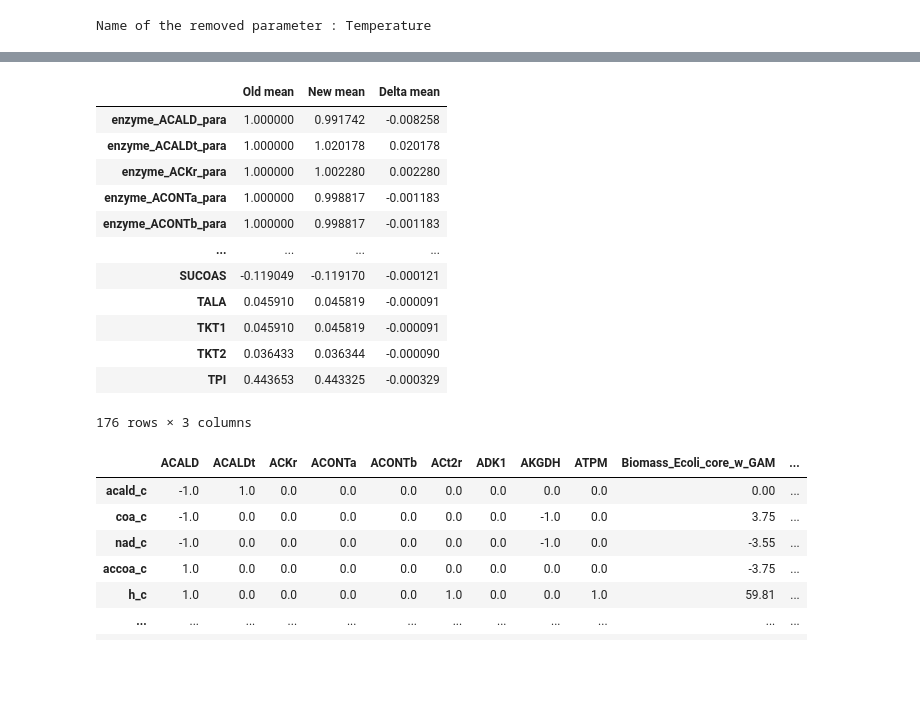
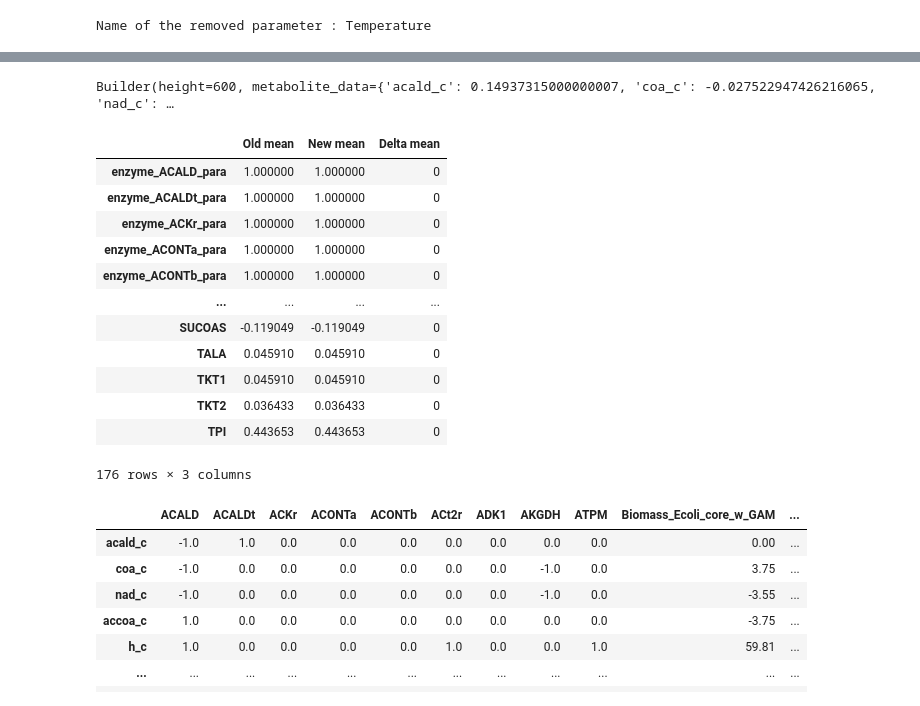
Before and after one commit to tuturax/BadAss, a Jupyter notebook: Notebooks/E_Coli_Core.ipynb, the cells around one changed output, grey strips where cells are left out. Drawn from its saved outputs; the diff is of its cells as text; code cells hidden in the pictures; blank space fills up the shorter version.

```diff
--- a/Notebooks/E_Coli_Core.ipynb
+++ b/Notebooks/E_Coli_Core.ipynb
@@ -38,18 +60,22 @@ ValueError: The size of 'elements_to_fixe'=0 and 'new_mean_fixed'=1 must be the
+# %%
+momo.escher_mean_deviation(fixed_element="acald_c", fixed_value=1.1)
+# %% [output]
+Builder(height=600, metabolite_data={'acald_c': 0.14937315000000007, 'coa_c': -0.027522947426216065, 'nad_c': …
 # %%
-momo.group_entropy_fixed_vector(elements_to_fixe=["acald_c"], elements_to_study=[], new_mean_fixed=[1.], return_all=True)[1]
+momo.group_entropy_fixed_vector(elements_to_fixe=["TALA"], elements_to_study=[], new_mean_fixed=[], return_all=True)[1]
 # %% [output]
 |  | Old mean | New mean | Delta mean |
-| enzyme_ACALD_para | 1.000000 | 0.991742 | -0.008258 |
-| enzyme_ACALDt_para | 1.000000 | 1.020178 | 0.020178 |
-| enzyme_ACKr_para | 1.000000 | 1.002280 | 0.002280 |
-| enzyme_ACONTa_para | 1.000000 | 0.998817 | -0.001183 |
-| enzyme_ACONTb_para | 1.000000 | 0.998817 | -0.001183 |
+| enzyme_ACALD_para | 1.000000 | 1.000000 | 0 |
+| enzyme_ACALDt_para | 1.000000 | 1.000000 | 0 |
+| enzyme_ACKr_para | 1.000000 | 1.000000 | 0 |
+| enzyme_ACONTa_para | 1.000000 | 1.000000 | 0 |
+| enzyme_ACONTb_para | 1.000000 | 1.000000 | 0 |
 | ... | ... | ... | ... |
-| SUCOAS | -0.119049 | -0.119170 | -0.000121 |
-| TALA | 0.045910 | 0.045819 | -0.000091 |
-| TKT1 | 0.045910 | 0.045819 | -0.000091 |
-| TKT2 | 0.036433 | 0.036344 | -0.000090 |
-| TPI | 0.443653 | 0.443325 | -0.000329 |
+| SUCOAS | -0.119049 | -0.119049 | 0 |
+| TALA | 0.045910 | 0.045910 | 0 |
+| TKT1 | 0.045910 | 0.045910 | 0 |
+| TKT2 | 0.036433 | 0.036433 | 0 |
+| TPI | 0.443653 | 0.443653 | 0 |
 176 rows × 3 columns
 # %%
 cc = momo.BadAss2Cobra()
```
Also changed, not shown: parts of 3 cells of this notebook, 11 other files.
